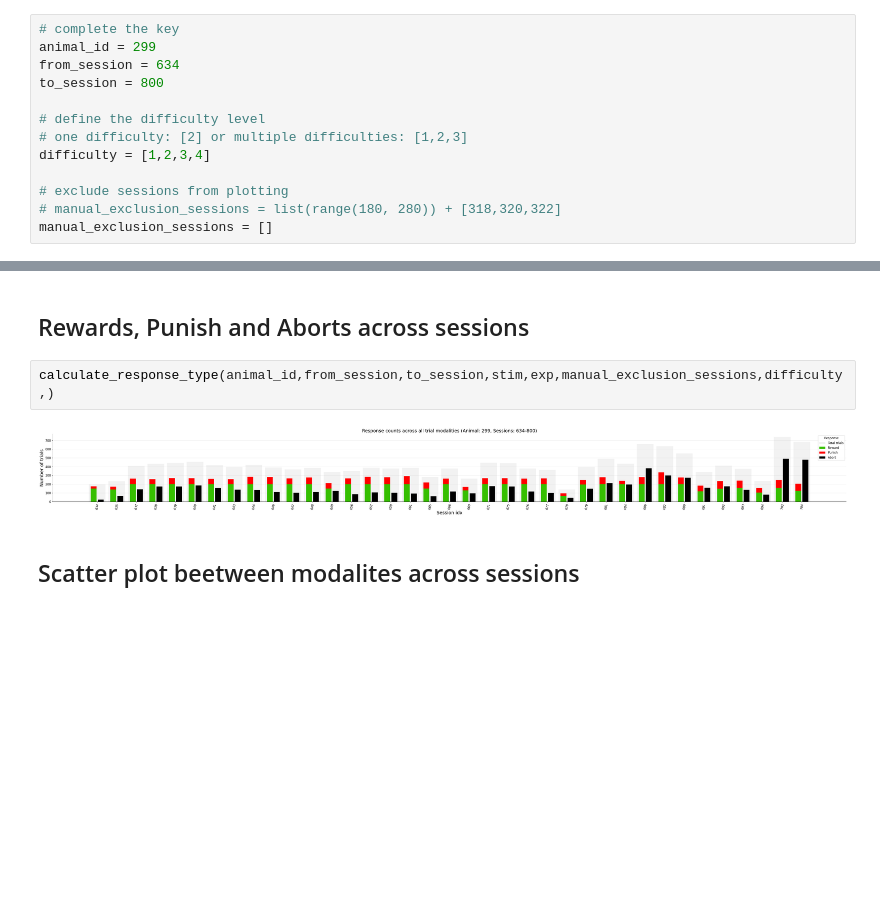
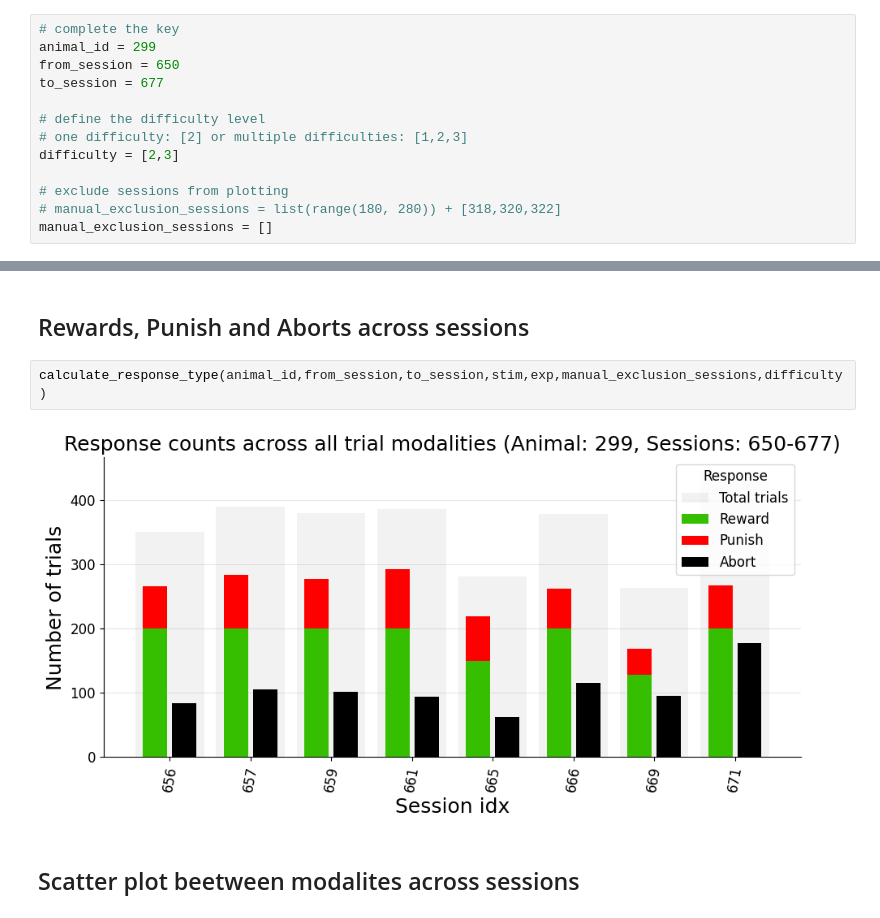
Before and after one commit to GratsakisA/multimodal_analysis, a Jupyter notebook: multimodal_analysis.ipynb, the cells around one changed output, grey strips where cells are left out. Saved outputs shown, nothing was run; the diff lists cells and outputs as text; blank space fills up the shorter version.

```diff
--- a/multimodal_analysis.ipynb
+++ b/multimodal_analysis.ipynb
@@ -69,12 +66,12 @@ Please enter DataJoint password:  ········
 # %%
 # complete the key
 animal_id = 299
-from_session = 634
-to_session = 800
+from_session = 650
+to_session = 677
 
 # define the difficulty level
 # one difficulty: [2] or multiple difficulties: [1,2,3]
-difficulty = [1,2,3,4]
+difficulty = [2,3]
 
 # exclude sessions from plotting
 # manual_exclusion_sessions = list(range(180, 280)) + [318,320,322]
@@ -88,9 +96,9 @@ get_condition_distribution(animal_id, from_session, to_session, stim, exp, manua
 # %% [markdown]
 ## Rewards, Punish and Aborts across sessions
 # %%
-calculate_response_type(animal_id,from_session,to_session,stim,exp,manual_exclusion_sessions,difficulty,)
+calculate_response_type(animal_id,from_session,to_session,stim,exp,manual_exclusion_sessions,difficulty)
 # %% [output]
-[figure, old version]
+[figure, new version]
 # %% [markdown]
 ## Scatter plot beetween modalites across sessions
 # %%
```
Also changed, not shown: parts of 8 cells of this notebook, 1 other file.
